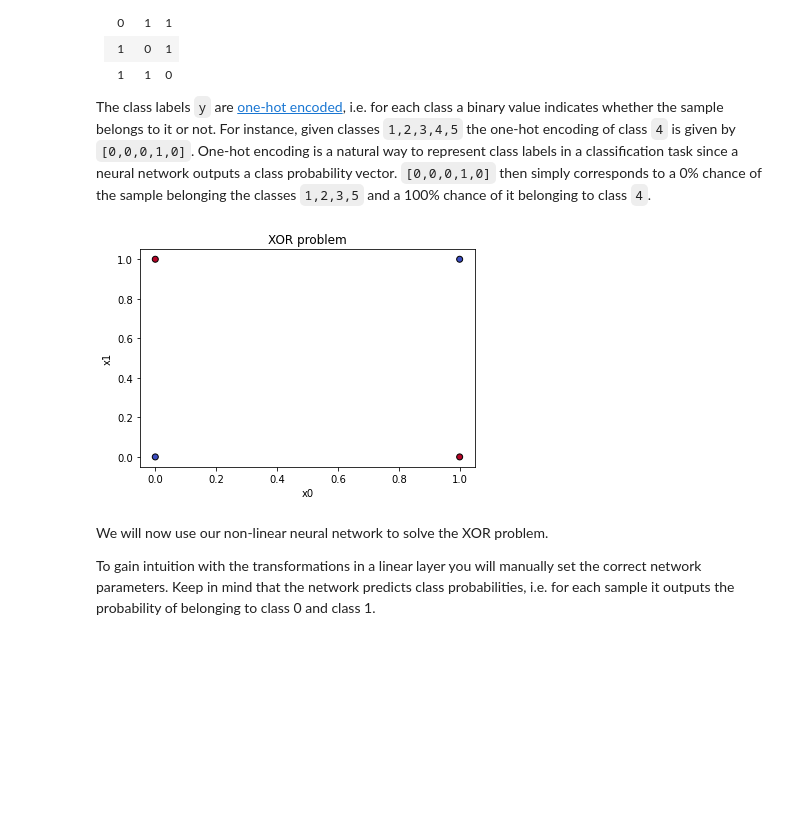
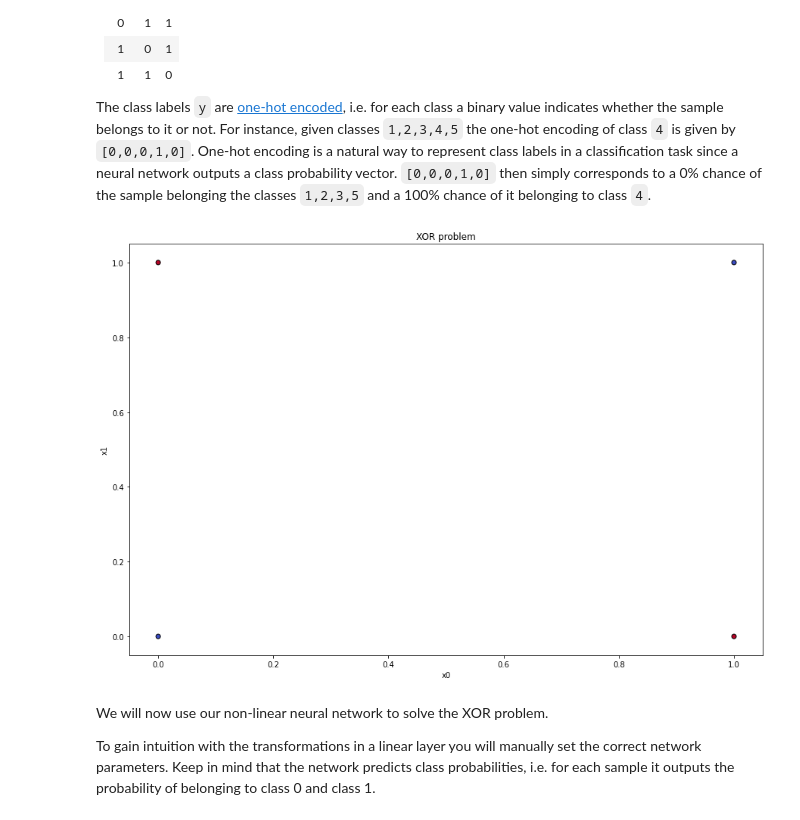
Before and after one commit to Veikko-Saikkonen/delft-deep-learning, a Jupyter notebook: Assignment_1.ipynb, the cells around one changed output. Cells and saved outputs as stored; diff of their text form; code cells hidden in the pictures; blank space fills up the shorter version.

```diff
--- a/Assignment_1.ipynb
+++ b/Assignment_1.ipynb
@@ -96,7 +96,8 @@ class Linear(object):
         #                    Note: no for loops are needed!                    #
         ########################################################################
 
-        pass
+        self.weight = torch.ones(size=(in_features,out_features, ))
+        self.bias = torch.ones(size=(out_features,))
 
         ########################################################################
         #                         END OF YOUR CODE                             #
@@ -130,8 +131,7 @@ class Linear(object):
         ########################################################################
         #                  TODO: Implement this function                       #
         ########################################################################
-
-        pass
+        y = torch.matmul(x,self.weight) + self.bias
 
         ########################################################################
         #                         END OF YOUR CODE                             #
@@ -155,7 +155,8 @@ x = torch.randn((n_samples, in_features))
 #                     above and do a forward pass                      #
 ########################################################################
 
-pass
+layer = Linear(in_features=in_features, out_features=out_features)
+y = layer.forward(x)
 
 ########################################################################
 #                         END OF YOUR CODE                             #
@@ -234,7 +243,8 @@ class ReLU(object):
         #                  TODO: Implement this function                       #
         ########################################################################
 
-        pass
+        y = x
+        y[y < 0] = 0
 
         ########################################################################
         #                         END OF YOUR CODE                             #
@@ -262,7 +272,7 @@ class Sigmoid(object):
         #                  TODO: Implement this function                       #
         ########################################################################
 
-        pass
+        y = 1/(1+torch.exp(-x))
 
         ########################################################################
         #                         END OF YOUR CODE                             #
@@ -350,7 +366,8 @@ class Net(object):
         #                  TODO: Implement this function                       #
         ########################################################################
 
-        pass
+        for layer in self.layers:
+            x = layer.forward(x)
 
         ########################################################################
         #                         END OF YOUR CODE                             #
@@ -513,9 +542,10 @@ def plot(x, y, net=None):
     plt.show()
 # %%
 # Visualize
+plt.figure(figsize=(15,10))
 plot(x_xor, y_xor)
 # %% [output]
-[figure, old version]
+[figure, new version]
 # %% [markdown]
 We will now use our non-linear neural network to solve the XOR problem.
 
```
Also changed, not shown: parts of 12 cells of this notebook.
